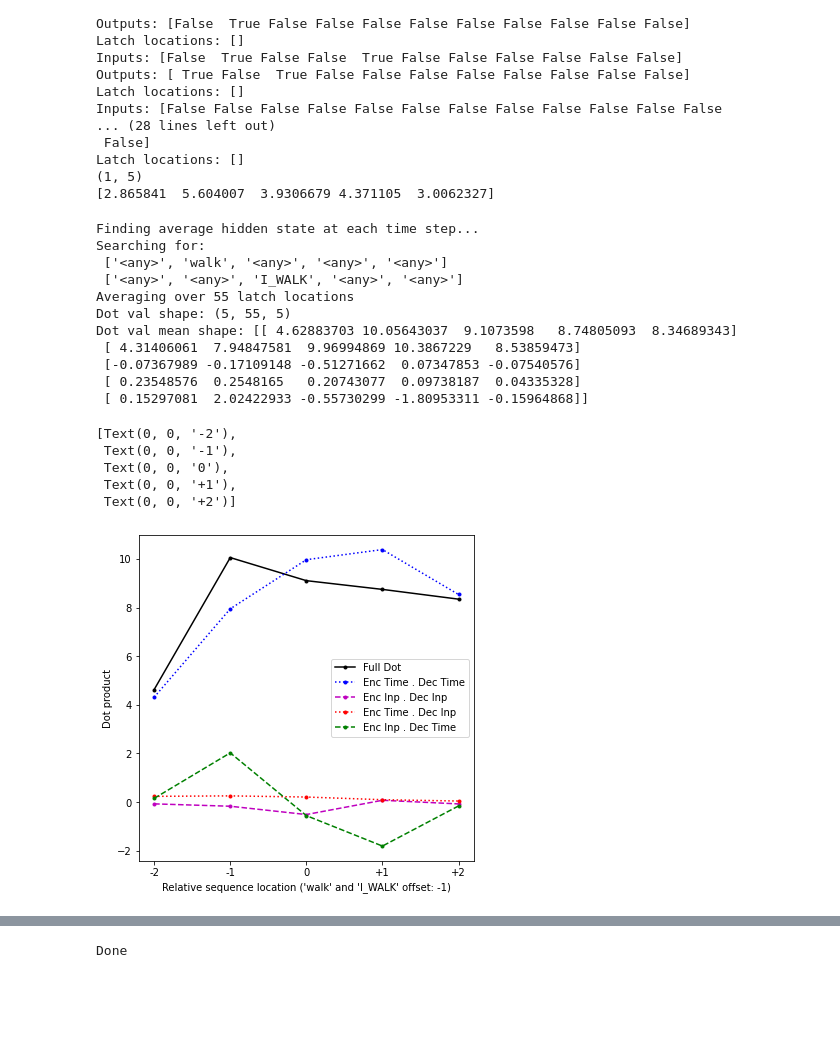
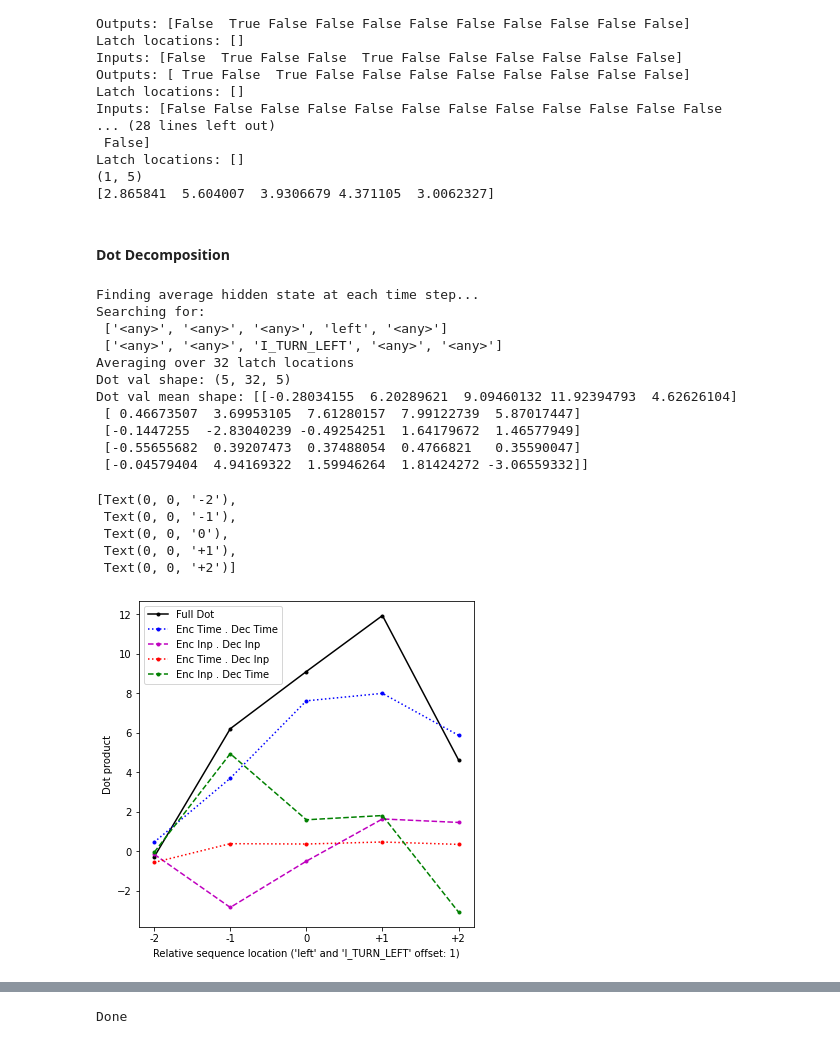
Before and after one commit to kaitken17/understand_nlp, a Jupyter notebook: sythetic_analysis_seq2seq.ipynb, the cells around one changed output, grey strips where cells are left out. Saved outputs shown, nothing was run; the diff lists cells and outputs as text; code cells hidden in the pictures; blank space fills up the shorter version.

```diff
--- a/sythetic_analysis_seq2seq.ipynb
+++ b/sythetic_analysis_seq2seq.ipynb
@@ -2048,6 +2046,6 @@ NameError: ignored
 # %%
 pc_dims = 10
-pts_subset = 'enc' # supports 'enc', 'dec', 'all', and 'encf'
+pts_subset = 'all' # supports 'enc', 'dec', 'all', and 'encf'
 
 # Finds percentage of variance explained by top pc_dims of PCA
 # pca_full = PCA(n_components=rnn_specs['hidden_size'])
@@ -2626,21 +2716,31 @@ Text(0, 0.5, 'RO vec space2')
 fig, (ax1, ax2) = plt.subplots(1, 2, figsize=(12, 6))
 
 pc_dims = 5
+enc_len = hs_data['inputs'][0].shape[0]
+dec_len = hs_data['labels'][0].shape[0]
+
+hs_time_word_enc, hs_time_word_dec = sort_hs_by_time_and_word(hs, hs_data, toy_params)
 
 time_var = np.zeros((hs['all'][0].shape[0]))
 time_pr = np.zeros((hs['all'][0].shape[0]))
 time_pc_var = np.zeros((hs['all'][0].shape[0], pc_dims))
 
 for time_idx in range(hs['all'][0].shape[0]):
-  time_hs = np.asarray([hs['all'][i][time_idx] for i in range(len(hs['all']))])
+  time_hs = []
+  if time_idx < enc_len: # Encoder
+    for word_list in hs_time_word_enc[time_idx]:
+      time_hs.extend(word_list)
+  else:
+    for word_list in hs_time_word_dec[time_idx-enc_len]:
+      time_hs.extend(word_list)
+
+  time_hs = np.array(time_hs)
   pca_time = PCA(n_components=np.min([time_hs.shape[0], rnn_specs['hidden_size']]))
   _ = pca_time.fit_transform(time_hs)
   time_var[time_idx] = np.sum(pca_time.explained_variance_)
   time_pr[time_idx] = participation_ratio_vector(pca_time.explained_variance_)
   time_pc_var[time_idx] = pca_time.explained_variance_[:pc_dims]
 
-enc_len = hs_data['inputs'][0].shape[0]
-dec_len = hs_data['labels'][0].shape[0]
 enc_times = [i+1 for i in range(enc_len)]
 dec_times = [i+1+enc_len for i in range(dec_len)]
 ax1.plot(enc_times, time_var[:enc_len], color='k', label='Total Var')
@@ -2854,0 +2955,7 @@ Finding average hidden state at each time step...
+# %%
+
+
+max_score = (words - 1) * np.sum([words**i for i in range(enc_length)])
+print('Max score', max_score)
+words = len(toy_params['in_words_pp']) - 1
+print(get_color_score(hs_data['inputs'][0][:enc_length], words))
@@ -3200,18 +3342,6 @@ for ax in [ax2, ax3]:
 # %% [output]
 [figure]
 # %%
-# Checks average dot products between temporal part and non-temporal part
-def angle_degrees(a, b):
-  norm_a = np.linalg.norm(a)
-  norm_b = np.linalg.norm(b)
-  # if norm_a == 0.0: raise ValueError('a zero Norm!')
-  # if norm_b == 0.0: raise ValueError('b zero Norm!')
-  return 180/np.pi * np.arccos(np.dot(a, b)/(norm_a*norm_b))
-def proj_perc(a, b):
-  """ Projects a onto b and then sees what percentage of magnitude lives in space """
-  norm_a = np.linalg.norm(a)
-  norm_proj_a = np.linalg.norm(a - np.dot(a, b) * (b / np.linalg.norm(b)))
-  return norm_proj_a/norm_a
 
 enc_len = hs_data['inputs'][0].shape[0]
 dec_len = hs_data['labels'][0].shape[0]
@@ -4275,6 +4443,8 @@ Inputs: [False False False False False False False False False False False False
 Latch locations: []
 (1, 5)
 [2.865841  5.604007  3.9306679 4.371105  3.0062327]
+# %% [markdown]
+#### Dot Decomposition
 # %%
 # Same as the decomposition above, but searches the test phrases for the desired latch alignment.
 
@@ -4290,8 +4460,8 @@ enc_len = hs_data['inputs'][0].shape[0]
 dec_len = hs_data['labels'][0].shape[0]
 
 # offset is encoder location - decoder location
-# latch_words, offset = ['left', 'I_TURN_LEFT'], 1 # Input-Output pair to test
-latch_words, offset = ['walk', 'I_WALK'], -1 # Input-Output pair to test
+latch_words, offset = ['left', 'I_TURN_LEFT'], 1 # Input-Output pair to test
+# latch_words, offset = ['left', 'I_WALK'], 1 # Input-Output pair to test
 # latch_words, offset = ['I0', 'O0'], 0 # Input-Output pair to test
 # latch_words, offset= ['and', 'I_RUN'], 0 # Input-Output pair to test
 # latch_words, offset= ['twice', 'I_RUN'], 0 # Input-Output pair to test
@@ -4348,49 +4518,46 @@ for h, inp, out, in_idx, out_idx in zip(hs['all'], hs_data['inputs'], hs_data['l
   for latch_loc in latch_locs:
     for dot_idx in range(5):
       dot_vals[dot_idx].append(aligns[latch_loc, latch_loc-look_dist:latch_loc+look_dist+1, dot_idx])
-      if aligns[latch_loc, latch_loc-look_dist:latch_loc+look_dist+1, dot_idx].shape != (5,):
-        print('Different shape found')
-      # print(aligns[latch_loc, latch_loc-look_dist:latch_loc+look_dist+1, dot_idx].shape)
 
 if len(dot_vals[0]) == 0: raise ValueError('No Latch Locations Found!')
 print(f'Averaging over {len(dot_vals[0])} latch locations')
 print('Dot val shape:', np.array(dot_vals).shape)
 print('Dot val mean shape:', np.mean(np.asarray(dot_vals), axis=1))
 dot_vals = np.mean(np.array(dot_vals), axis=1)
 
 fig, ax1 = plt.subplots(1, 1, figsize=(6, 6))
 
 ax1.plot([j - look_dist for j in range(2*look_dist + 1)], dot_vals[0,:], color='k',
          marker='.', linestyle='solid', label='Full Dot')
 ax1.plot([j - look_dist for j in range(2*look_dist + 1)], dot_vals[1,:], color='b',
          marker='.', linestyle='dotted', label='Enc Time . Dec Time')
 ax1.plot([j - look_dist for j in range(2*look_dist + 1)], dot_vals[2,:], color='m',
          marker='.', linestyle='dashed', label='Enc Inp . Dec Inp')
 ax1.plot([j - look_dist for j in range(2*look_dist + 1)], dot_vals[3,:], color='r',
          marker='.', linestyle='dotted', label='Enc Time . Dec Inp')
 ax1.plot([j - look_dist for j in range(2*look_dist + 1)], dot_vals[4,:], color='g',
          marker='.', linestyle='dashed', label='Enc Inp . Dec Time')
 ax1.set_ylabel('Dot product')
 ax1.set_xlabel(f'Relative sequence location (\'{latch_words[0]}\' and \'{latch_words[1]}\' offset: {offset})')
 ax1.legend()
 
 ax1.set_xticks([j-look_dist for j in range(2*look_dist + 1)])
 ax1.set_xticklabels([str(i) if i < 1 else '+' + str(i) for i in range(-look_dist, look_dist+1) ], rotation=0)
 # %% [output]
 Finding average hidden state at each time step...
 Searching for:
- ['<any>', 'walk', '<any>', '<any>', '<any>']
- ['<any>', '<any>', 'I_WALK', '<any>', '<any>']
-Averaging over 55 latch locations
-Dot val shape: (5, 55, 5)
-Dot val mean shape: [[ 4.62883703 10.05643037  9.1073598   8.74805093  8.34689343]
- [ 4.31406061  7.94847581  9.96994869 10.3867229   8.53859473]
- [-0.07367989 -0.17109148 -0.51271662  0.07347853 -0.07540576]
- [ 0.23548576  0.2548165   0.20743077  0.09738187  0.04335328]
- [ 0.15297081  2.02422933 -0.55730299 -1.80953311 -0.15964868]]
+ ['<any>', '<any>', '<any>', 'left', '<any>']
+ ['<any>', '<any>', 'I_TURN_LEFT', '<any>', '<any>']
+Averaging over 32 latch locations
+Dot val shape: (5, 32, 5)
+Dot val mean shape: [[-0.28034155  6.20289621  9.09460132 11.92394793  4.62626104]
+ [ 0.46673507  3.69953105  7.61280157  7.99122739  5.87017447]
+ [-0.1447255  -2.83040239 -0.49254251  1.64179672  1.46577949]
+ [-0.55655682  0.39207473  0.37488054  0.4766821   0.35590047]
+ [-0.04579404  4.94169322  1.59946264  1.81424272 -3.06559332]]
 [Text(0, 0, '-2'),
  Text(0, 0, '-1'),
  Text(0, 0, '0'),
  Text(0, 0, '+1'),
  Text(0, 0, '+2')]
-[figure, old version]
+[figure, new version]
```
Also changed, not shown: parts of 36 cells of this notebook.
